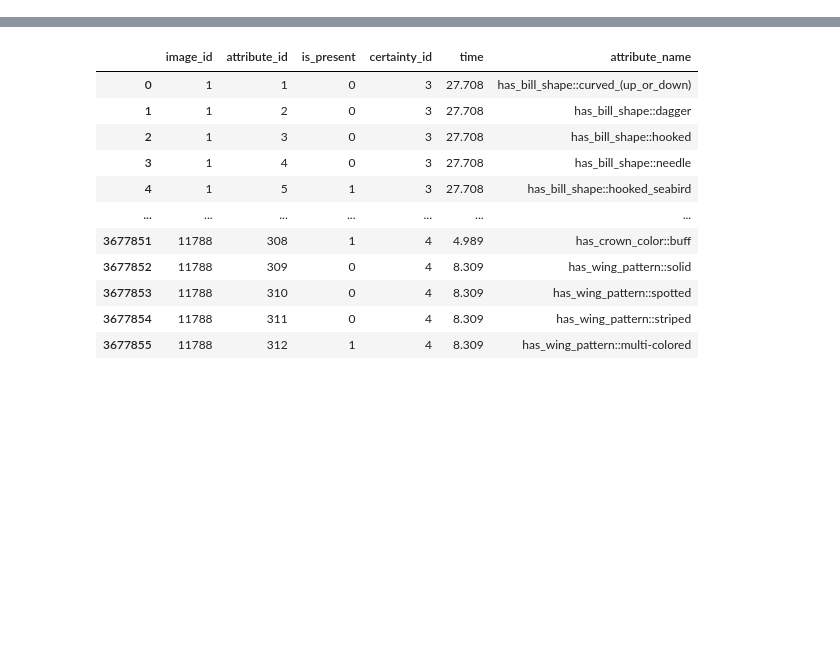
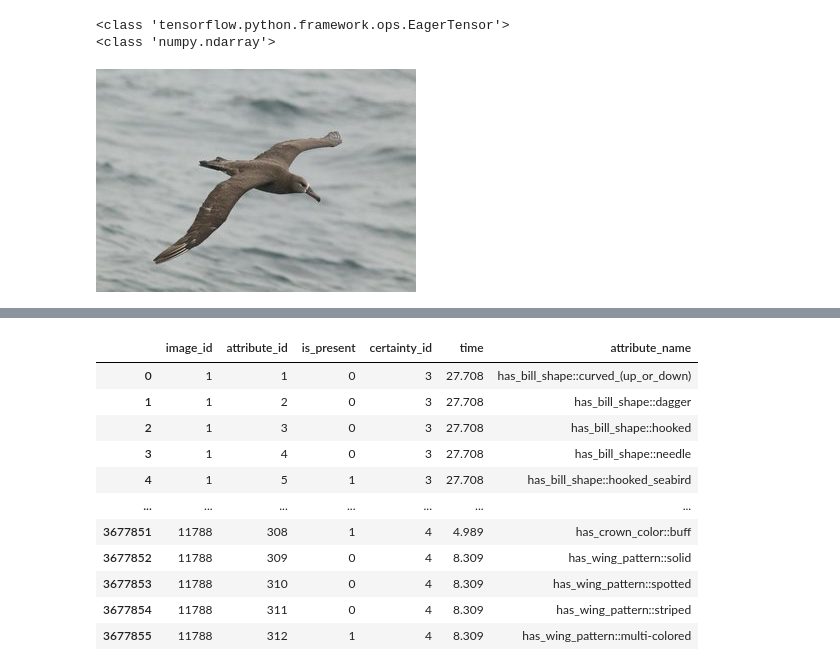
Before and after one commit to jmsquires21/Bird-Classifications, a Jupyter notebook: Step1_DataPull.ipynb, the cells around one changed output, grey strips where cells are left out. Saved outputs shown, nothing was run; the diff lists cells and outputs as text; code cells hidden in the pictures; blank space fills up the shorter version.

```diff
--- a/Step1_DataPull.ipynb
+++ b/Step1_DataPull.ipynb
@@ -20,0 +242,14 @@ warnings.filterwarnings('ignore')
+# %%
+#try flipping the image
+
+example=tf.image.flip_left_right(numpydata)
+print(type(example))
+#convert the Eager Tensor back into an np array
+ex2=np.array(example)
+print(type(ex2))
+pilImage_flipped = Image.fromarray(ex2)
+pilImage_flipped
+# %% [output]
+<class 'tensorflow.python.framework.ops.EagerTensor'>
+<class 'numpy.ndarray'>
+[figure, added]
```
Also changed, not shown: parts of 30 cells of this notebook.
